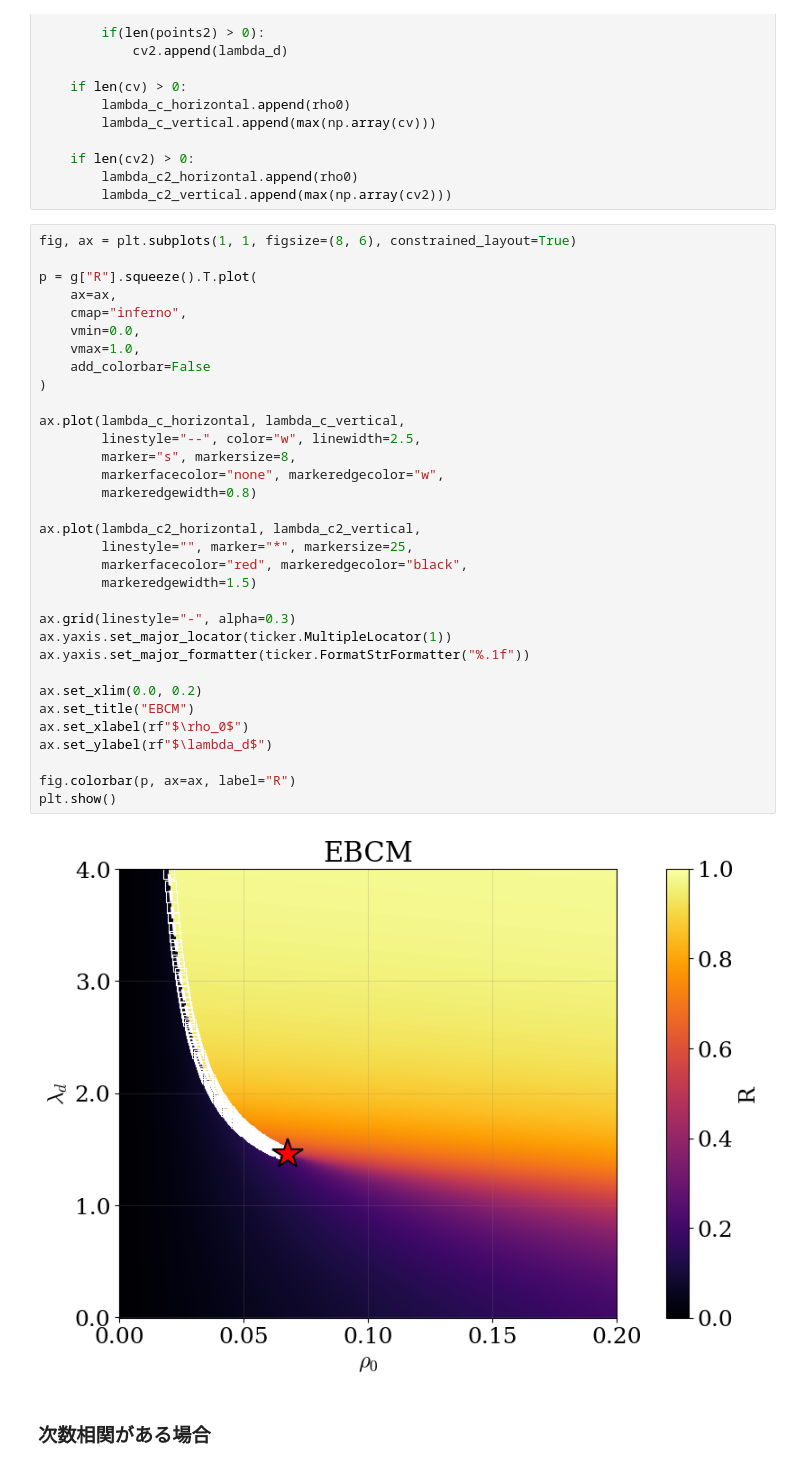
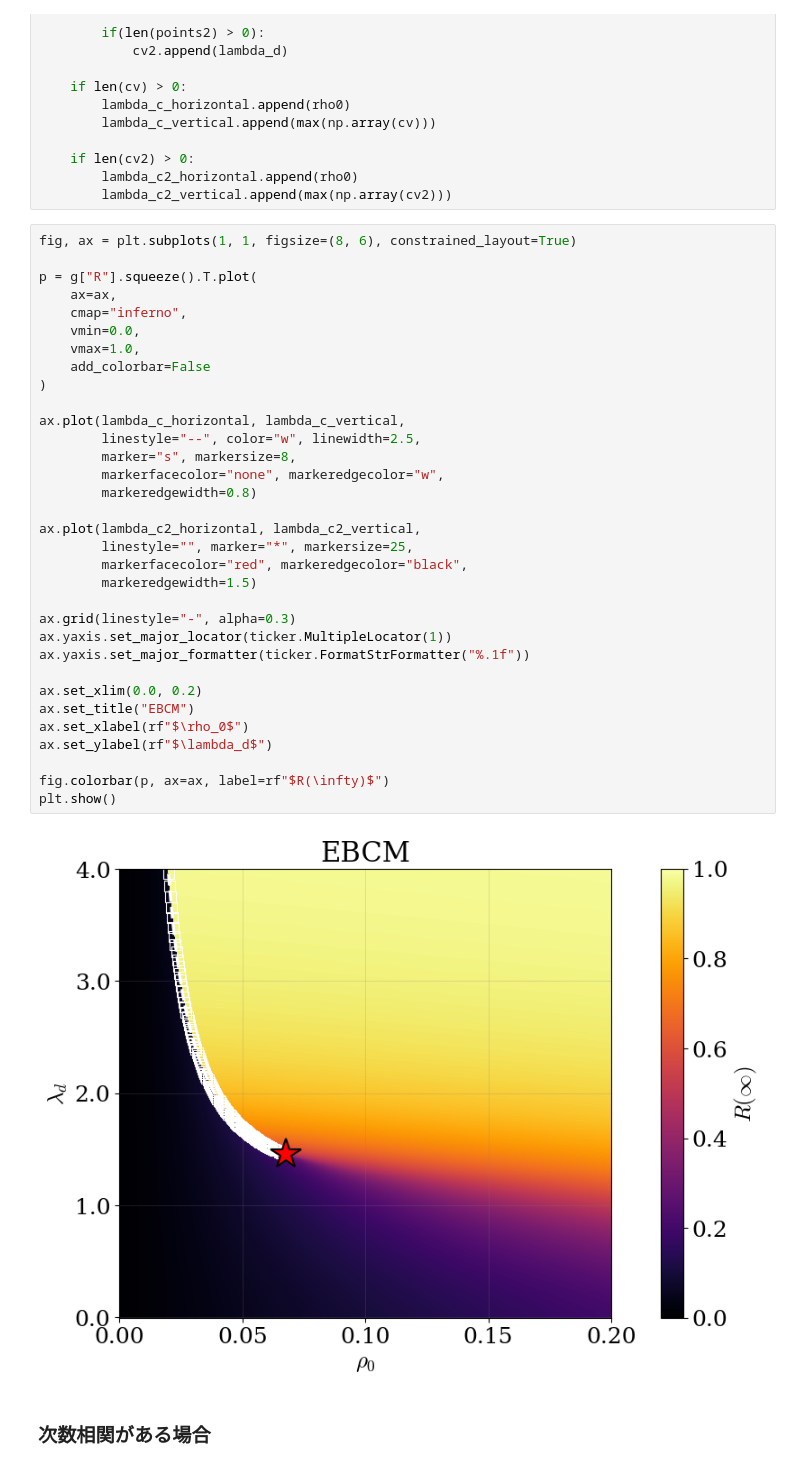
Before and after one commit to Kojirouuuu/directed-network-simulations, a Jupyter notebook: notebooks/directed-ebcm.ipynb, the cells around one changed output. Cells and saved outputs as stored; diff of their text form.

```diff
--- a/notebooks/directed-ebcm.ipynb
+++ b/notebooks/directed-ebcm.ipynb
@@ -226,35 +257,35 @@ fig, ax = plt.subplots(1, 1, figsize=(8, 6), constrained_layout=True)
 p = g["R"].squeeze().T.plot(
     ax=ax,
     cmap="inferno",
     vmin=0.0,
     vmax=1.0,
     add_colorbar=False
 )
 
 ax.plot(lambda_c_horizontal, lambda_c_vertical,
         linestyle="--", color="w", linewidth=2.5,
         marker="s", markersize=8,
         markerfacecolor="none", markeredgecolor="w",
         markeredgewidth=0.8)
 
 ax.plot(lambda_c2_horizontal, lambda_c2_vertical,
         linestyle="", marker="*", markersize=25,
         markerfacecolor="red", markeredgecolor="black",
         markeredgewidth=1.5)
 
 ax.grid(linestyle="-", alpha=0.3)
 ax.yaxis.set_major_locator(ticker.MultipleLocator(1))
 ax.yaxis.set_major_formatter(ticker.FormatStrFormatter("%.1f"))
 
 ax.set_xlim(0.0, 0.2)
 ax.set_title("EBCM")
 ax.set_xlabel(rf"$\rho_0$")
 ax.set_ylabel(rf"$\lambda_d$")
 
-fig.colorbar(p, ax=ax, label="R")
+fig.colorbar(p, ax=ax, label=rf"$R(\infty)$")
 plt.show()
 # %% [output]
-[figure, old version]
+[figure, new version]
 # %% [markdown]
 ### 次数相関がある場合
 # %% [markdown]
```
Also changed, not shown: parts of 7 cells of this notebook, 4 other files.
